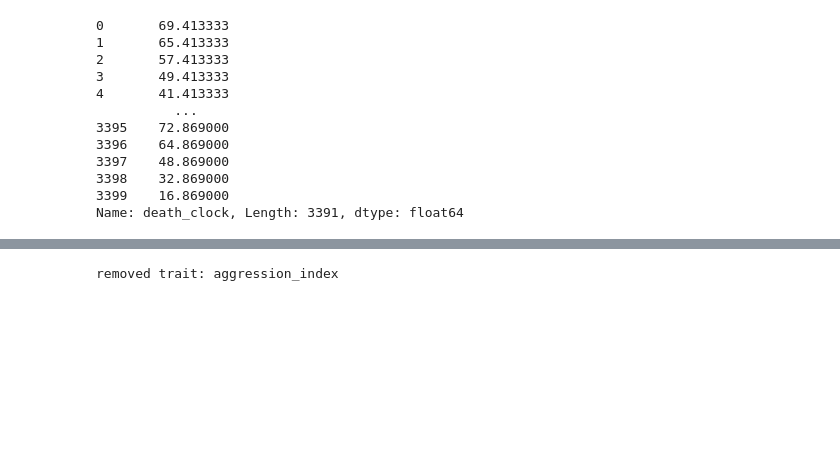
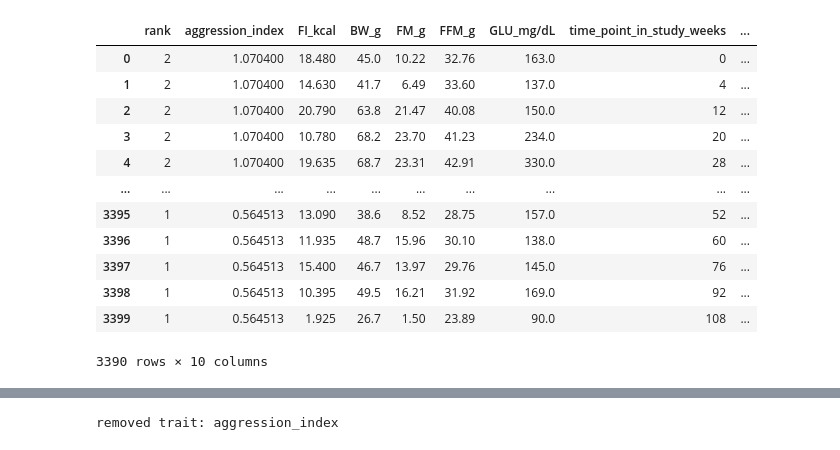
Before and after one commit to SamAndTheSun/pellegrini_temp, a Jupyter notebook: death_prediction_model.ipynb, the cells around one changed output, grey strips where cells are left out. Cells and saved outputs as stored; diff of their text form; code cells hidden in the pictures; blank space fills up the shorter version.

```diff
--- a/death_prediction_model.ipynb
+++ b/death_prediction_model.ipynb
@@ -44,51 +43,51 @@ os.chdir('C:\\Users\\Sam Anderson\\Desktop\\pellegrini_lab_research\\raw_data')
 data = pd.read_excel('healthspan_aging_data.xlsx')
 data = data.dropna()
 
-#create 'death clock' column
+# create 'death clock' column
 data['death_wks'] = data['death_mo'].apply(lambda x: x*4.3)
 data['age'] = data['time_point_in_study_weeks'].apply(lambda x: x+12)
 data['death_clock'] = data['death_wks'] - data['age']
 
 data = data.drop(columns=['animal', 'DAI', 'no_recorded_intervals', 'cohort', 'partner', 'age', 'death_wks', 'death_mo'])
 
-#removes negatives, only one observed in entire dataset anyways though
-data = data[data.death_clock != 0]
+# removes negative, only one observed in entire dataset anyways though
+data = data[data.death_clock >= 0]
 
-#split categorical into columns so that a linear relationship is not established
+# split categorical into columns so that a linear relationship is not established
 data['strain'] = data['strain'].replace('CD1', '0,1')
 data['strain'] = data['strain'].replace('C57BL6', '1,1')
 data['strain'] = data['strain'].replace('Sv129', '1,0')
 
 data[['C57BL6J or Sv129Ev', 'CD1 or C57BL6J']] = data['strain'].str.split(',', expand=True)
 data[['C57BL6J or Sv129Ev', 'CD1 or C57BL6J']]
 
 data['C57BL6J or Sv129Ev'] =  data['C57BL6J or Sv129Ev'].astype(int)
 data['CD1 or C57BL6J'] = data['CD1 or C57BL6J'].astype(int)
 data = data.drop(columns=['strain'])
 
-#convert strings to strain indicators
+# convert strings to strain indicators
 data['rank'] = data['rank'].replace('sub', 0)
 data['rank'] = data['rank'].replace('u_d', 1)
 data['rank'] = data['rank'].replace('dom', 2)
 
 X = data.drop('death_clock', axis=1)
 y = data['death_clock']
 
 X
-y
 # %% [output]
+|  | rank | aggression_index | FI_kcal | BW_g | FM_g | FFM_g | GLU_mg/dL | time_point_in_study_weeks | ... |
+| 0 | 2 | 1.070400 | 18.480 | 45.0 | 10.22 | 32.76 | 163.0 | 0 | ... |
+| 1 | 2 | 1.070400 | 14.630 | 41.7 | 6.49 | 33.60 | 137.0 | 4 | ... |
+| 2 | 2 | 1.070400 | 20.790 | 63.8 | 21.47 | 40.08 | 150.0 | 12 | ... |
+| 3 | 2 | 1.070400 | 10.780 | 68.2 | 23.70 | 41.23 | 234.0 | 20 | ... |
+| 4 | 2 | 1.070400 | 19.635 | 68.7 | 23.31 | 42.91 | 330.0 | 28 | ... |
+| ... | ... | ... | ... | ... | ... | ... | ... | ... | ... |
+| 3395 | 1 | 0.564513 | 13.090 | 38.6 | 8.52 | 28.75 | 157.0 | 52 | ... |
+| 3396 | 1 | 0.564513 | 11.935 | 48.7 | 15.96 | 30.10 | 138.0 | 60 | ... |
+| 3397 | 1 | 0.564513 | 15.400 | 46.7 | 13.97 | 29.76 | 145.0 | 76 | ... |
+| 3398 | 1 | 0.564513 | 10.395 | 49.5 | 16.21 | 31.92 | 169.0 | 92 | ... |
+| 3399 | 1 | 0.564513 | 1.925 | 26.7 | 1.50 | 23.89 | 90.0 | 108 | ... |
-0       69.413333
-1       65.413333
-2       57.413333
-3       49.413333
-4       41.413333
-          ...
-3395    72.869000
-3396    64.869000
-3397    48.869000
-3398    32.869000
-3399    16.869000
-Name: death_clock, Length: 3391, dtype: float64
+3390 rows × 10 columns
 # %%
 '''
 Normalize the data
```
Also changed, not shown: parts of 19 cells of this notebook, 2 other files.
